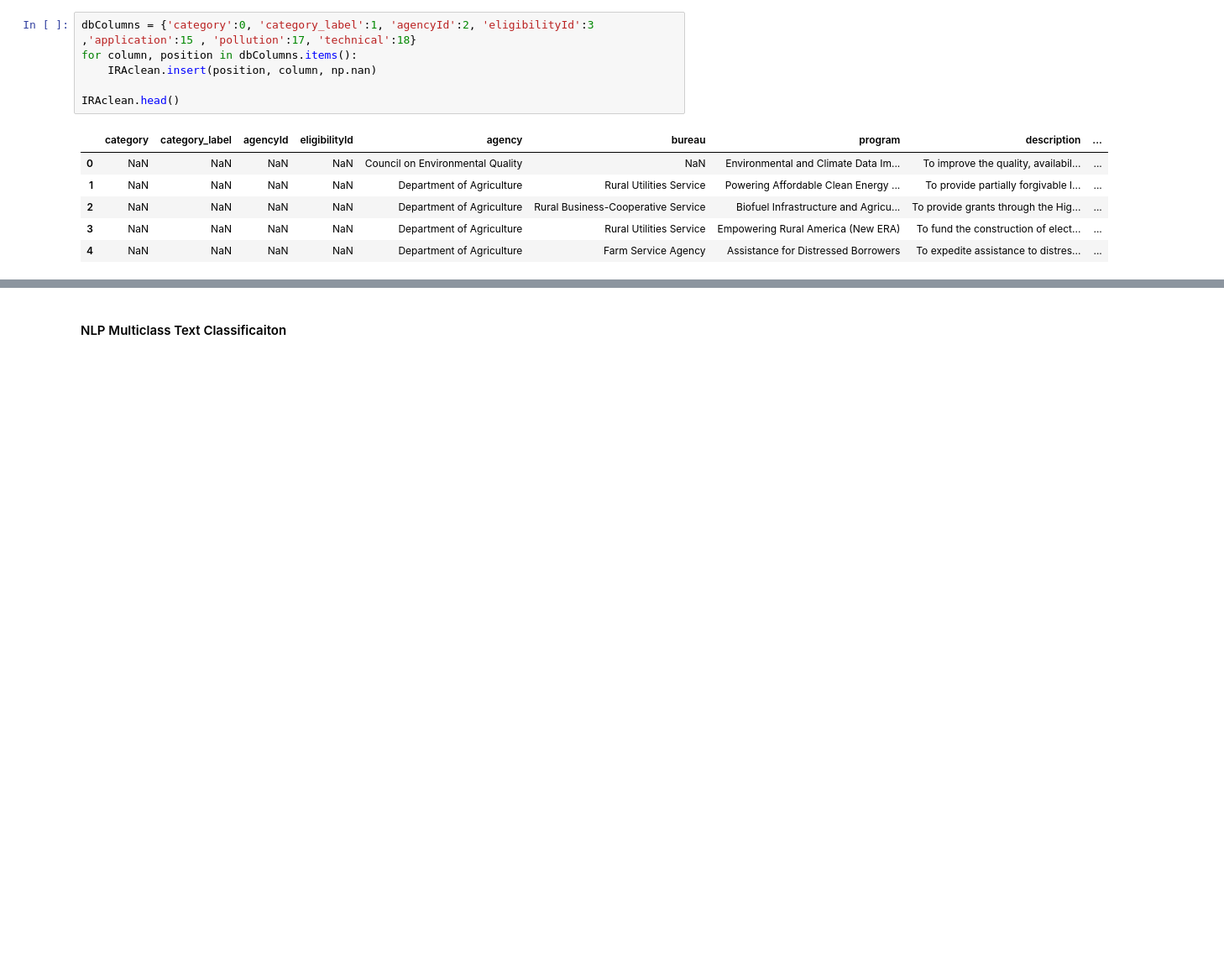
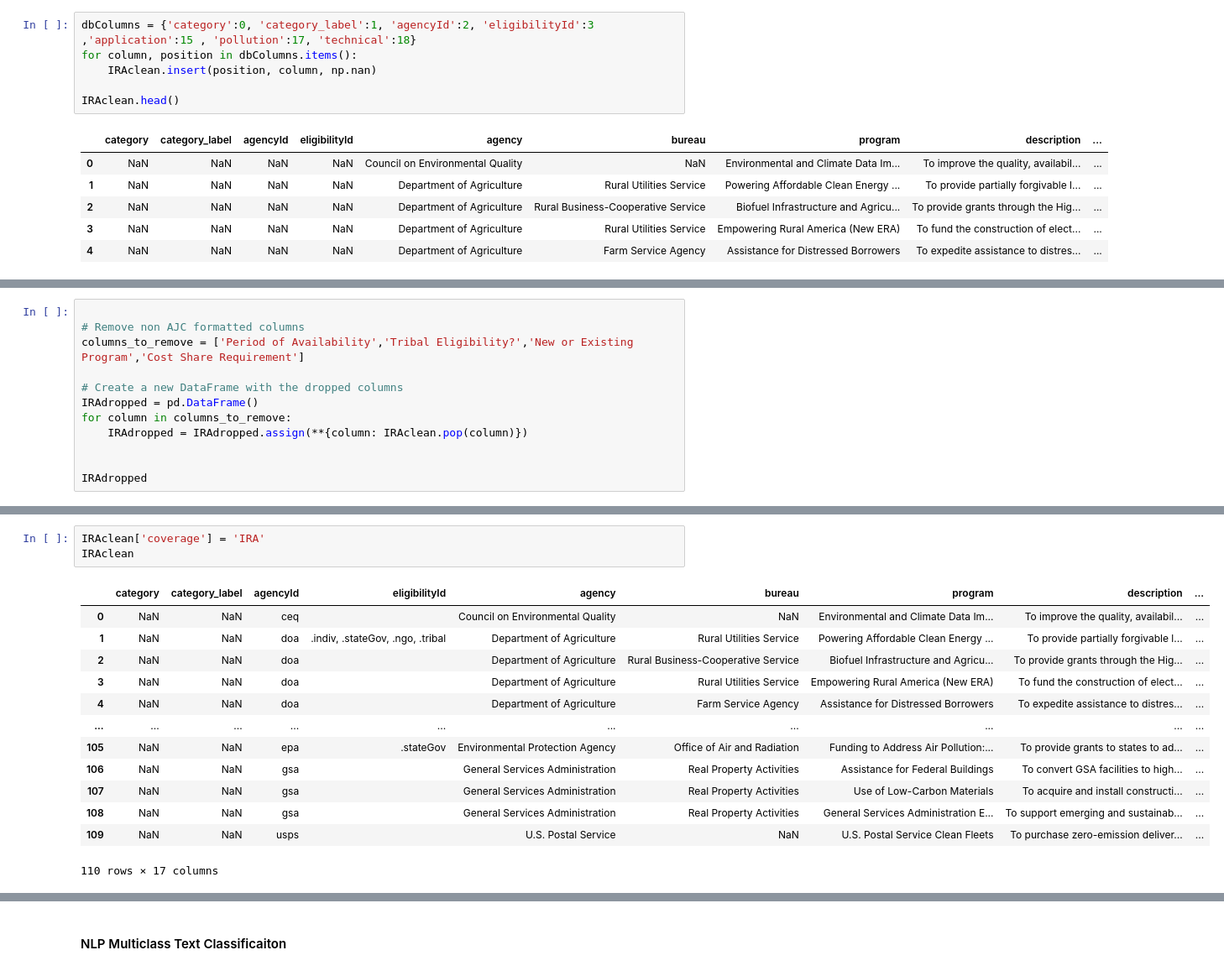
Before and after one commit to osiau/CEED, a Jupyter notebook: AJCreplica.ipynb, the cells around one changed output, grey strips where cells are left out. Shown: that part at 84% size. Saved outputs shown, nothing was run; the diff lists cells and outputs as text; blank space fills up the shorter version.

```diff
--- a/AJCreplica.ipynb
+++ b/AJCreplica.ipynb
@@ -182,3 +218,15 @@ IRAclean.head()
 | 2 | NaN | NaN | doa |  | Department of Agriculture | Rural Business-Cooperative Service | Biofuel Infrastructure and Agricu... | To provide grants through the Hig... | ... |
 | 3 | NaN | NaN | doa |  | Department of Agriculture | Rural Utilities Service | Empowering Rural America (New ERA) | To fund the construction of elect... | ... |
 | 4 | NaN | NaN | doa |  | Department of Agriculture | Farm Service Agency | Assistance for Distressed Borrowers | To expedite assistance to distres... | ... |
+# %%
+
+# Remove non AJC formatted columns
+columns_to_remove = ['Period of Availability','Tribal Eligibility?','New or Existing Program','Cost Share Requirement']
+
+# Create a new DataFrame with the dropped columns
+IRAdropped = pd.DataFrame()
+for column in columns_to_remove:
+    IRAdropped = IRAdropped.assign(**{column: IRAclean.pop(column)})
+
+
+IRAdropped
@@ -184,0 +247,17 @@ IRAclean.head()
+# %%
+IRAclean['coverage'] = 'IRA'
+IRAclean
+# %% [output]
+|  | category | category_label | agencyId | eligibilityId | agency | bureau | program | description | ... |
+| 0 | NaN | NaN | ceq |  | Council on Environmental Quality | NaN | Environmental and Climate Data Im... | To improve the quality, availabil... | ... |
+| 1 | NaN | NaN | doa | .indiv, .stateGov, .ngo, .tribal | Department of Agriculture | Rural Utilities Service | Powering Affordable Clean Energy ... | To provide partially forgivable l... | ... |
+| 2 | NaN | NaN | doa |  | Department of Agriculture | Rural Business-Cooperative Service | Biofuel Infrastructure and Agricu... | To provide grants through the Hig... | ... |
+| 3 | NaN | NaN | doa |  | Department of Agriculture | Rural Utilities Service | Empowering Rural America (New ERA) | To fund the construction of elect... | ... |
+| 4 | NaN | NaN | doa |  | Department of Agriculture | Farm Service Agency | Assistance for Distressed Borrowers | To expedite assistance to distres... | ... |
+| ... | ... | ... | ... | ... | ... | ... | ... | ... | ... |
+| 105 | NaN | NaN | epa | .stateGov | Environmental Protection Agency | Office of Air and Radiation | Funding to Address Air Pollution:... | To provide grants to states to ad... | ... |
+| 106 | NaN | NaN | gsa |  | General Services Administration | Real Property Activities | Assistance for Federal Buildings | To convert GSA facilities to high... | ... |
+| 107 | NaN | NaN | gsa |  | General Services Administration | Real Property Activities | Use of Low-Carbon Materials | To acquire and install constructi... | ... |
+| 108 | NaN | NaN | gsa |  | General Services Administration | Real Property Activities | General Services Administration E... | To support emerging and sustainab... | ... |
+| 109 | NaN | NaN | usps |  | U.S. Postal Service | NaN | U.S. Postal Service Clean Fleets | To purchase zero-emission deliver... | ... |
+110 rows × 17 columns
```
Also changed, not shown: parts of 12 cells of this notebook, 11 other files.
